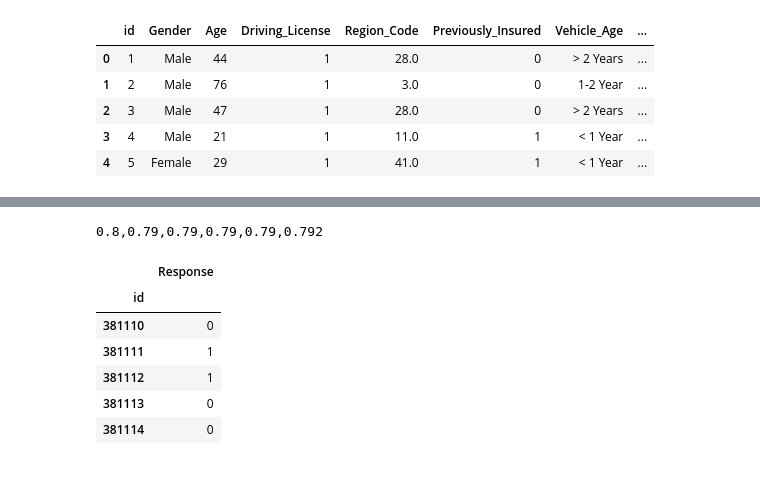
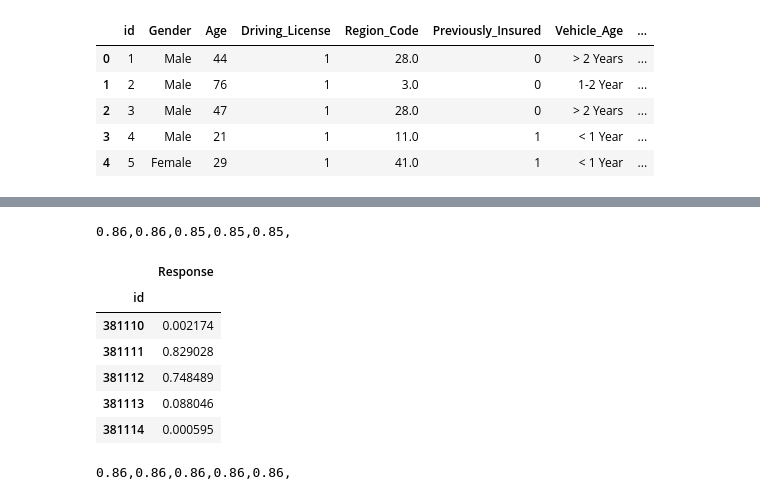
Before and after one commit to ashishrai512/Cross-sell-Prediction, a Jupyter notebook: Cross sell v1.ipynb, the cells around one changed output, grey strips where cells are left out. Saved outputs shown, nothing was run; the diff lists cells and outputs as text; code cells hidden in the pictures.

```diff
--- a/Cross sell v1.ipynb
+++ b/Cross sell v1.ipynb
@@ -34,9 +48,7 @@ train.head()
 # %%
-data=pd.concat([train,test])
-data.drop(['id'],axis=1,inplace=True)
-
 cat_col=['Gender', 'Driving_License', 'Region_Code','Previously_Insured', 'Vehicle_Age', 'Vehicle_Damage','Policy_Sales_Channel']
 for col in cat_col:
+    data[col]=data[col].astype(str)
     data[col]=le.fit_transform(data[col])
 
 train2=data[~data['Response'].isna()]
@@ -52,6 +64,15 @@ clf_lgb = lgb.LGBMClassifier(boosting_type='gbdt',
                       n_estimators=500,
                       learning_rate=0.1,
                       categorical_feature = cat_cols,
-                      scale_pos_weight=7,
+                      reg_alpha=1.7,
+                       scale_pos_weight=7,
                       random_state=101
                      )
+
+clf_cat = cat.CatBoostClassifier(
+                    learning_rate=0.08,
+                    n_estimators=500,
+                     scale_pos_weight=7,
+                    cat_features=cat_cols,
+                    verbose=False
+                    )
@@ -58,44 +88,50 @@ clf_lgb = lgb.LGBMClassifier(boosting_type='gbdt',
 # %%
 skf = StratifiedKFold(n_splits=5,shuffle=True,random_state=101)
-cv_score = []
 pred_test_lgb =np.zeros((len(X_test),1))
-feat_imp=np.zeros((len(X_train.columns),1))
 
 for train_index,test_index in skf.split(X_train,y):
     x_train,x_val = X_train.iloc[train_index],X_train.iloc[test_index]
     y_train,y_val = y.iloc[train_index],y.iloc[test_index]
     clf = clf_lgb
     clf.fit(x_train,y_train)
-    score = round(roc_auc_score(y_val,clf.predict(x_val)),2)
-    cv_score.append(score)
+    score = round(roc_auc_score(y_val,clf.predict_proba(x_val)[:,1]),2)
     print(score,end=",")
-
     #predictions
     pred_test_lgb += clf.predict_proba(X_test)[:,1].reshape(-1,1)
-    feat_imp += clf.feature_importances_.reshape(-1,1)
 
 pred_test_lgb = pred_test_lgb/5
-feat_imp = feat_imp/5
-
-feature_imp = pd.DataFrame(sorted(zip(X_train.columns,feat_imp)), columns=['Feature','Value'])
-feature_imp=feature_imp.sort_values(by='Value',ascending=False)
-
-print(np.mean(cv_score))
 # %% [output]
-0.8,0.79,0.79,0.79,0.79,0.792
+0.86,0.86,0.85,0.85,0.85,
 # %%
 sub=pd.DataFrame()
-sub['Response']=pred_test_lgb.ravel()
+pred=pred_test_lgb
+sub['Response']=pred.ravel()
 sub.index=test.id
 sub=sub[['Response']]
-sub['Response']=np.where(sub['Response']>=0.5,1,0)
 sub.to_csv('try1.csv')
 sub.head()
 # %% [output]
 |  | Response |
 | id |  |
-| 381110 | 0 |
-| 381111 | 1 |
-| 381112 | 1 |
-| 381113 | 0 |
-| 381114 | 0 |
+| 381110 | 0.002174 |
+| 381111 | 0.829028 |
+| 381112 | 0.748489 |
+| 381113 | 0.088046 |
+| 381114 | 0.000595 |
+# %%
+skf = StratifiedKFold(n_splits=5,shuffle=True,random_state=101)
+pred_test_cat =np.zeros((len(X_test),1))
+
+for train_index,test_index in skf.split(X_train,y):
+    x_train,x_val = X_train.iloc[train_index],X_train.iloc[test_index]
+    y_train,y_val = y.iloc[train_index],y.iloc[test_index]
+    clf = clf_cat
+    clf.fit(x_train,y_train)
+    score = round(roc_auc_score(y_val,clf.predict_proba(x_val)[:,1]),2)
+    print(score,end=",")
+    #predictions
+    pred_test_cat += clf.predict_proba(X_test)[:,1].reshape(-1,1)
+
+pred_test_cat = pred_test_cat/5
+# %% [output]
+0.86,0.86,0.86,0.86,0.86,
```
Also changed, not shown: parts of 12 cells of this notebook.
